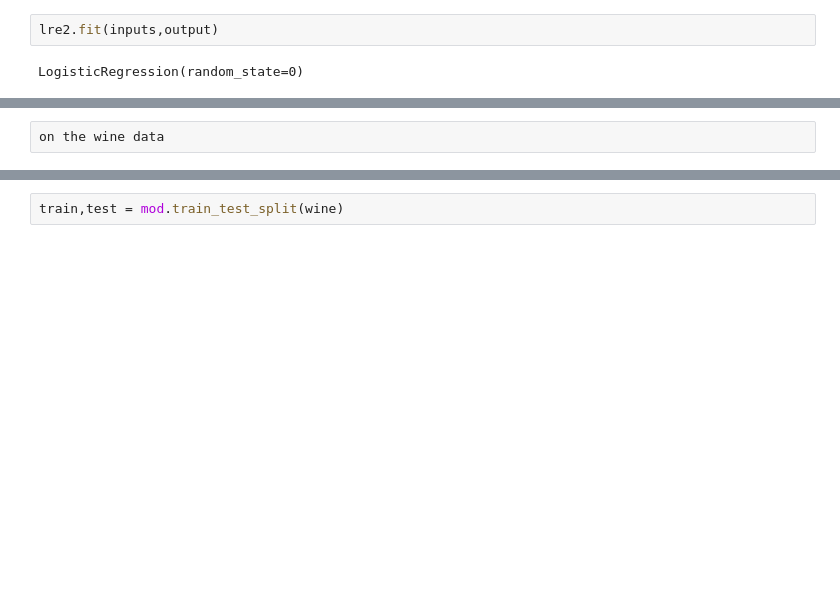
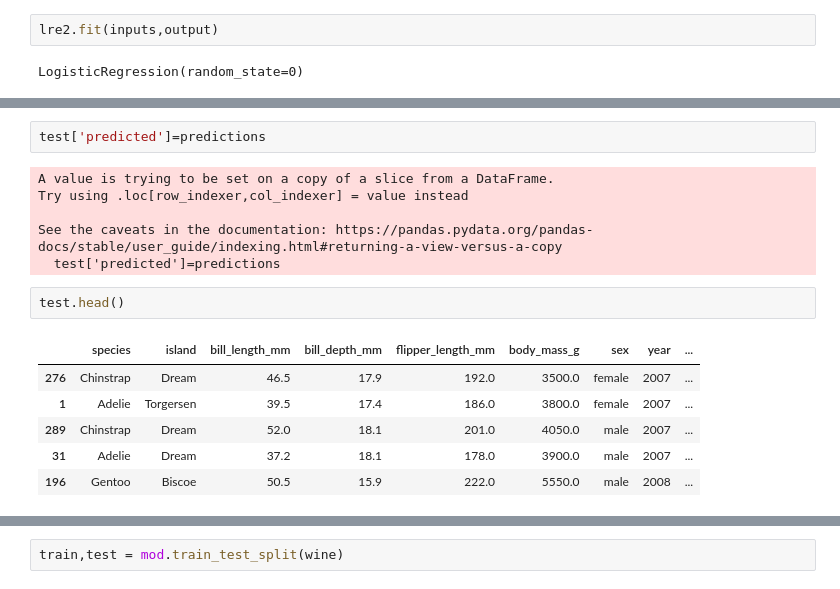
Before and after one commit to Jonathangmit/Machine-learning-and-statistics, a Jupyter notebook: scikit-learn.ipynb, the cells around one changed output, grey strips where cells are left out. Saved outputs shown, nothing was run; the diff lists cells and outputs as text; blank space fills up the shorter version.

```diff
--- a/scikit-learn.ipynb
+++ b/scikit-learn.ipynb
@@ -939,3 +938,18 @@ False    0.02381
 Name: species, dtype: float64
-# %%
-on the wine data
+# %%
+test['predicted']=predictions
+# %% [output]
+A value is trying to be set on a copy of a slice from a DataFrame.
+Try using .loc[row_indexer,col_indexer] = value instead
+
+See the caveats in the documentation: https://pandas.pydata.org/pandas-docs/stable/user_guide/indexing.html#returning-a-view-versus-a-copy
+  test['predicted']=predictions
+# %%
+test.head()
+# %% [output]
+|  | species | island | bill_length_mm | bill_depth_mm | flipper_length_mm | body_mass_g | sex | year | ... |
+| 276 | Chinstrap | Dream | 46.5 | 17.9 | 192.0 | 3500.0 | female | 2007 | ... |
+| 1 | Adelie | Torgersen | 39.5 | 17.4 | 186.0 | 3800.0 | female | 2007 | ... |
+| 289 | Chinstrap | Dream | 52.0 | 18.1 | 201.0 | 4050.0 | male | 2007 | ... |
+| 31 | Adelie | Dream | 37.2 | 18.1 | 178.0 | 3900.0 | male | 2007 | ... |
+| 196 | Gentoo | Biscoe | 50.5 | 15.9 | 222.0 | 5550.0 | male | 2008 | ... |
```
Also changed, not shown: parts of 32 cells of this notebook.
